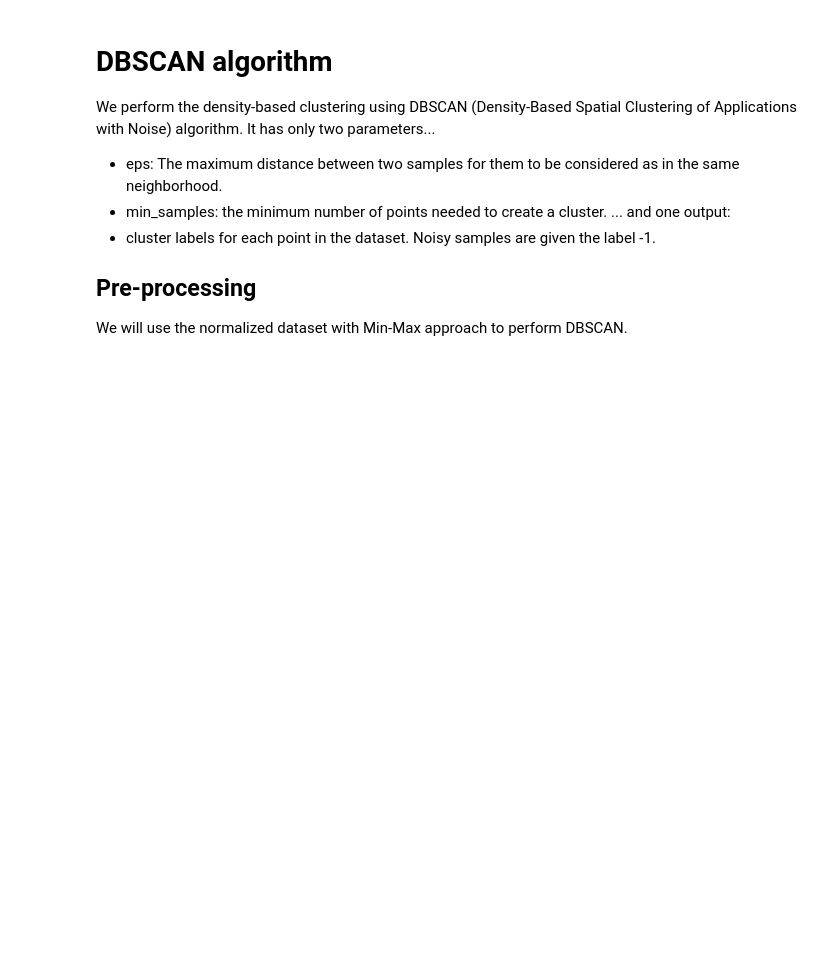
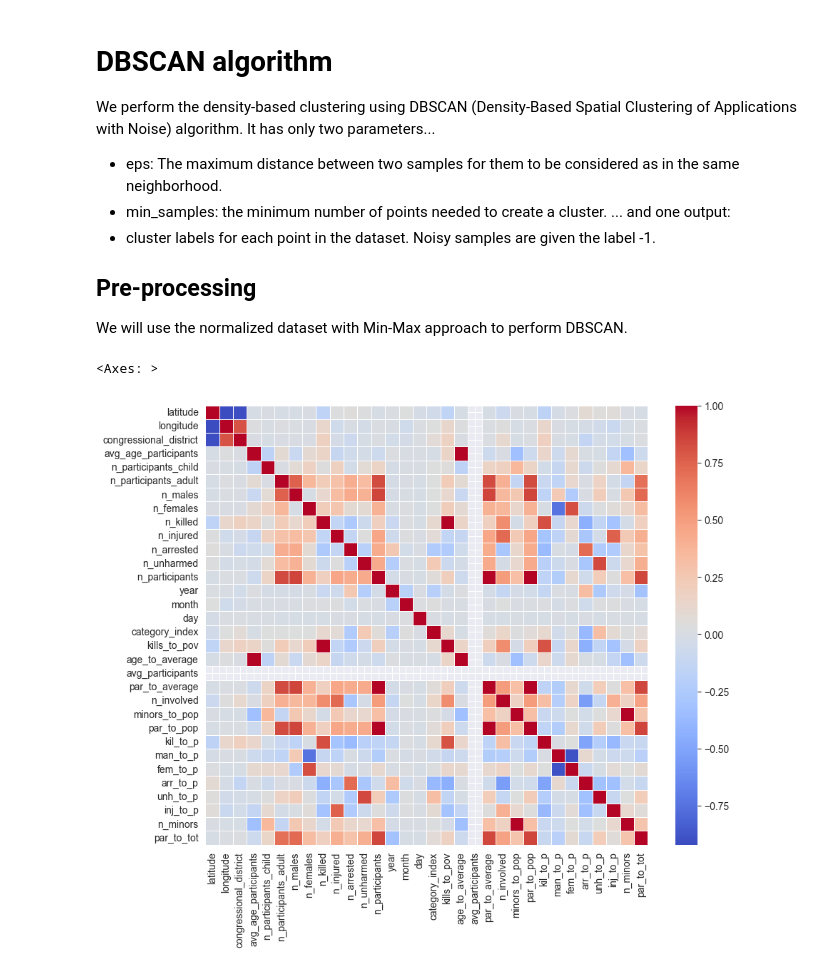
Before and after one commit to Alexthw46/DataMiningProject, a Jupyter notebook: TASK_2/DBScan.ipynb, the cells around one changed output. Drawn from its saved outputs; the diff is of its cells as text; code cells hidden in the pictures; blank space fills up the shorter version.

```diff
--- a/TASK_2/DBScan.ipynb
+++ b/TASK_2/DBScan.ipynb
@@ -24,15 +24,18 @@ We will use the normalized dataset with Min-Max approach to perform DBSCAN.
 # %%
 df = pd.read_csv('../data/extracted_features.csv')
 
 standard = StandardScaler()
 minmax = MinMaxScaler()
 
 #pick the California data
 df = df[df['state'] == 'California']
-df = df.dropna(subset=['avg_age_participants', 'n_involved', 'n_minors', 'kills_to_pov' ,'category_index'])
+df = df.dropna(subset=['n_participants', 'n_involved', 'age_to_average', 'par_to_tot'])
 
 # plot correlation matrix to see if there is any feature to drop
 plt.figure(figsize=(10, 8))
 correlation_matrix = df.select_dtypes(include='number').corr()
 sns.heatmap(correlation_matrix, annot=False, cmap='coolwarm', fmt='.2f', linewidths=.5, annot_kws={"size": 10})
+# %% [output]
+<Axes: >
+[figure, added]
 # %%
```
Also changed, not shown: parts of 24 cells of this notebook, 5 other files.
